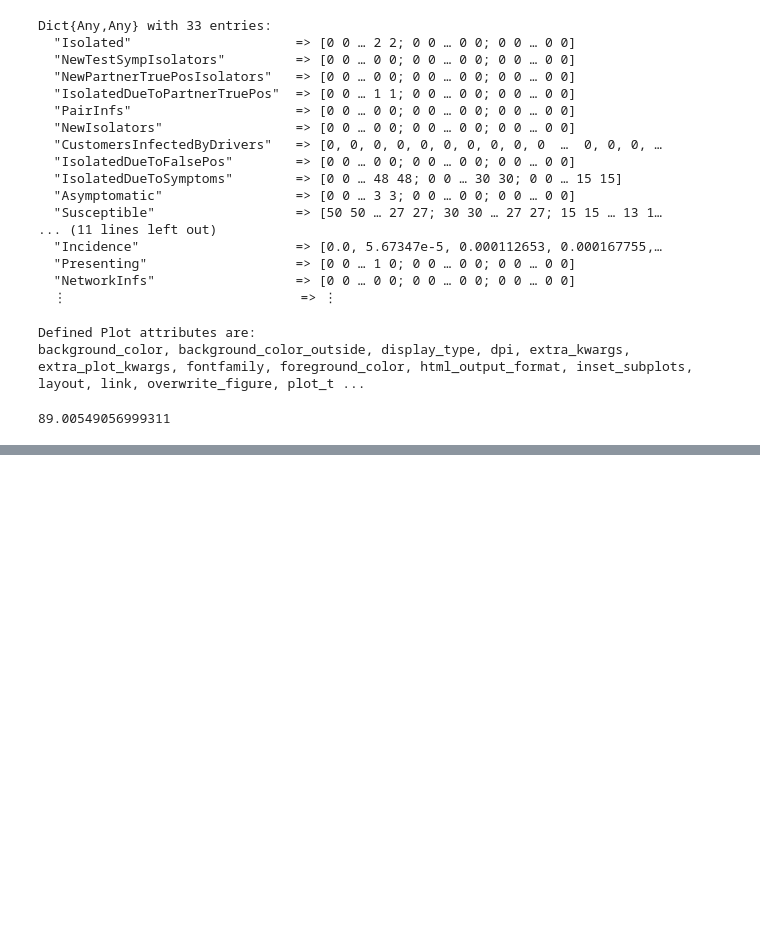
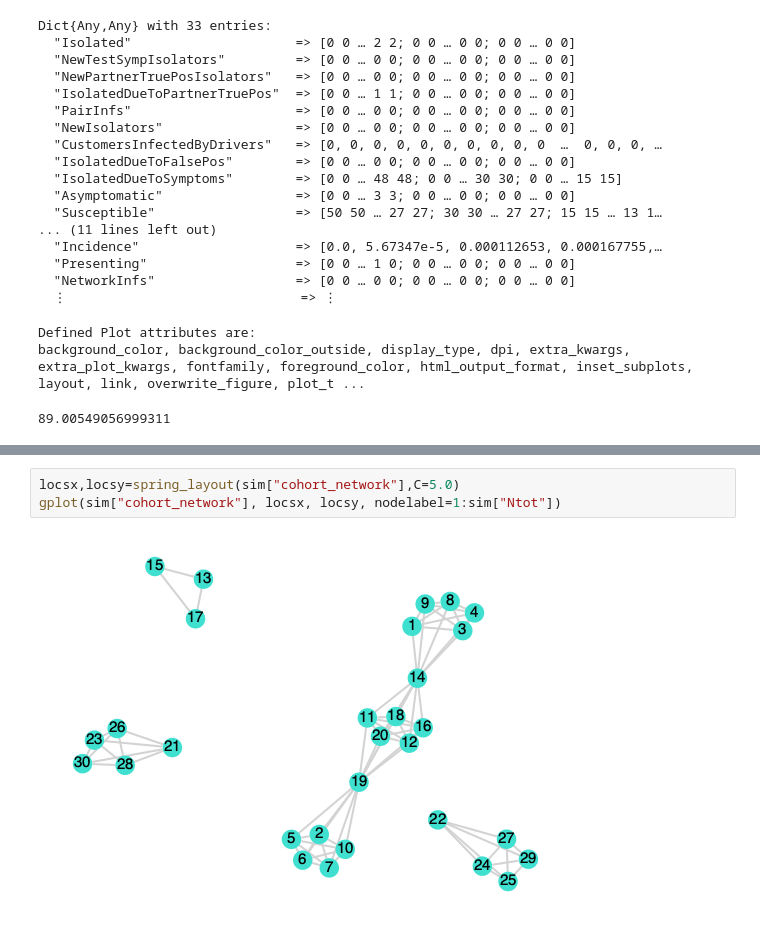
Before and after one commit to CarlWhitfield/Workplace_delivery_transmission, a Jupyter notebook: Network_workplace_model/Debugging/sim_testing.ipynb, the cells around one changed output, grey strips where cells are left out. Drawn from its saved outputs; the diff is of its cells as text; blank space fills up the shorter version.

```diff
--- a/Network_workplace_model/Debugging/sim_testing.ipynb
+++ b/Network_workplace_model/Debugging/sim_testing.ipynb
@@ -143,0 +268,5 @@ background_color, background_color_outside, display_type, dpi, extra_kwargs, ext
+# %%
+locsx,locsy=spring_layout(sim["cohort_network"],C=5.0)
+gplot(sim["cohort_network"], locsx, locsy, nodelabel=1:sim["Ntot"])
+# %% [output]
+[figure, added]
```
Also changed, not shown: parts of 12 cells of this notebook, 3 other files.
